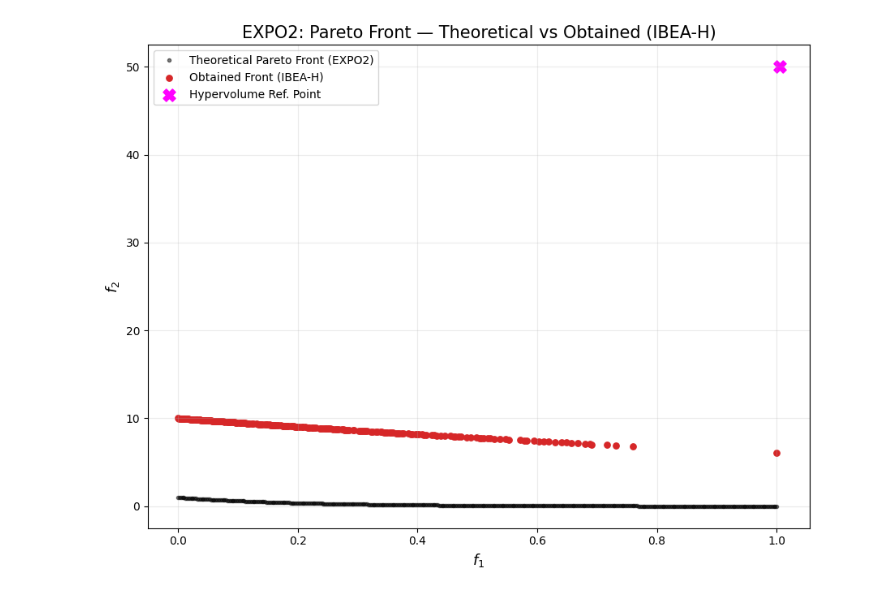
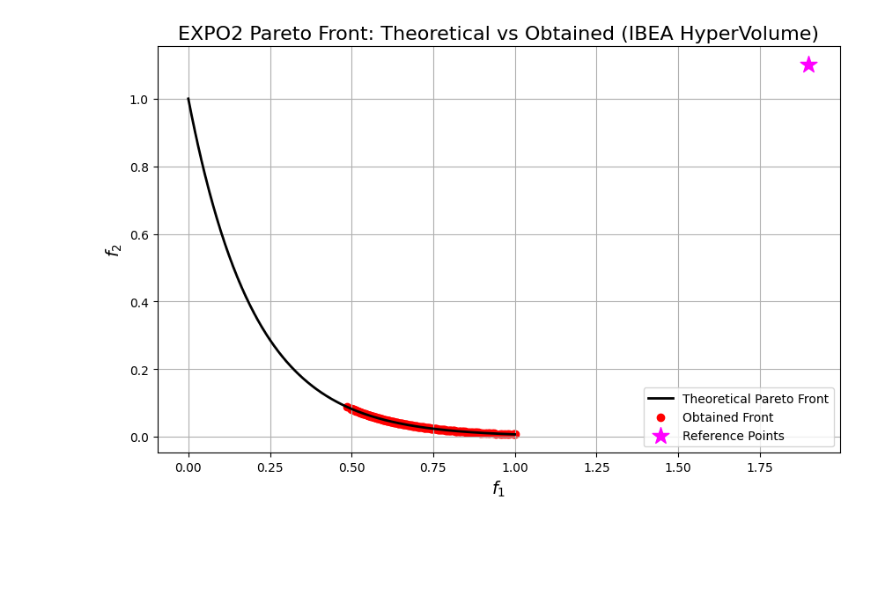
Before and after one commit to andresliszt/moo-rs, a Jupyter notebook: pymoors/docs/user_guide/algorithms/python/notebooks/Untitled.ipynb, the cells around one changed output. Saved outputs shown, nothing was run; the diff lists cells and outputs as text; code cells hidden in the pictures; blank space fills up the shorter version.

Commit message:
Add IBEA adaptative

```diff
--- a/pymoors/docs/user_guide/algorithms/python/notebooks/Untitled.ipynb
+++ b/pymoors/docs/user_guide/algorithms/python/notebooks/Untitled.ipynb
@@ -62,64 +62,65 @@ NUM_VARS = 30
 # Hypervolume reference point (minimization ⇒ worse-than-worst)
 # Rationale: f1 ∈ [0,1]; f2 can reach ~10 when g≈10 and x1≈0.
 # Use a conservative margin:
-HV_REFERENCE_POINT = np.array([1.005, 50], dtype=float)
+HV_REFERENCE_POINT = np.array([1.9, 1.1], dtype=float)
 
 # kappa controls the selection pressure in IBEA
-KAPPA = 0.005  # assuming objectives are on roughly comparable scales
+KAPPA = 0.05  # assuming objectives are on roughly comparable scales
 
 
 algorithm = Ibea(
     sampler=RandomSamplingFloat(min=0.0, max=1.0),
-    crossover=SimulatedBinaryCrossover(distribution_index=10),
-    mutation=GaussianMutation(gene_mutation_rate=0.1, sigma=0.05),
+    crossover=SimulatedBinaryCrossover(distribution_index=20),
+    mutation=GaussianMutation(gene_mutation_rate=0.05, sigma=0.1),
     fitness_fn=evaluate_expo2,
     constraints_fn=Constraints(lower_bound=0.0, upper_bound=1.0),
-    duplicates_cleaner=CloseDuplicatesCleaner(epsilon=1e-10),
+    duplicates_cleaner=CloseDuplicatesCleaner(epsilon=1e-6),
     num_vars=NUM_VARS,
     population_size=200,
     num_offsprings=200,
-    num_iterations=800,
-    mutation_rate=0.1,
-    crossover_rate=0.9,
+    num_iterations=1000,
+    mutation_rate=0.2,
+    crossover_rate=0.85,
     keep_infeasible=False,
     reference_points=HV_REFERENCE_POINT,
     kappa=KAPPA,
     verbose=False,
     seed=1729,
 )
 
 # ===============
 # Run IBEA
 # ===============
 algorithm.run()
 
 # Best front (Population)
 best: Population = algorithm.population.best_as_population
 obtained = best.fitness  # shape: (num_solutions, 2)
 
-# =========================
-# Theoretical Front & Plot
-# =========================
 f1_theo, f2_theo = expo2_theoretical_front(num_points=400)
-
-plt.figure(figsize=(9, 7))
-
-# Theoretical front
-plt.plot(f1_theo, f2_theo, "k.", alpha=0.5, label="Theoretical Pareto Front (EXPO2)")
-
-# Obtained front
-plt.scatter(obtained[:, 0], obtained[:, 1], c="tab:red", s=28, label="Obtained Front (IBEA-H)")
-
-# HV reference point (visual only)
-plt.scatter([HV_REFERENCE_POINT[0]], [HV_REFERENCE_POINT[1]],
-            marker="X", s=120, c="magenta", label="Hypervolume Ref. Point")
-
-plt.xlabel(r"$f_1$", fontsize=13)
-plt.ylabel(r"$f_2$", fontsize=13)
-plt.title("EXPO2: Pareto Front — Theoretical vs Obtained (IBEA-H)", fontsize=15)
-plt.grid(True, alpha=0.25)
+# Plot the theoretical Pareto front, obtained front, and reference points
+plt.figure(figsize=(10, 6))
+plt.plot(f1_theo, f2_theo, "k-", linewidth=2, label="Theoretical Pareto Front")
+plt.scatter(
+    obtained[:, 0],
+    obtained[:, 1],
+    c="r",
+    marker="o",
+    label="Obtained Front",
+)
+plt.scatter(
+    HV_REFERENCE_POINT[0],
+    HV_REFERENCE_POINT[1],
+    marker="*",
+    s=200,
+    color="magenta",
+    label="Reference Points",
+)
+plt.xlabel("$f_1$", fontsize=14)
+plt.ylabel("$f_2$", fontsize=14)
+plt.title("EXPO2 Pareto Front: Theoretical vs Obtained (IBEA HyperVolume)", fontsize=16)
 plt.legend()
-plt.tight_layout()
+plt.grid(True)
 plt.show()
 # %% [output]
-[figure, old version]
+[figure, new version]
```
Also changed, not shown: parts of 1 cell of this notebook, 3 other files.
